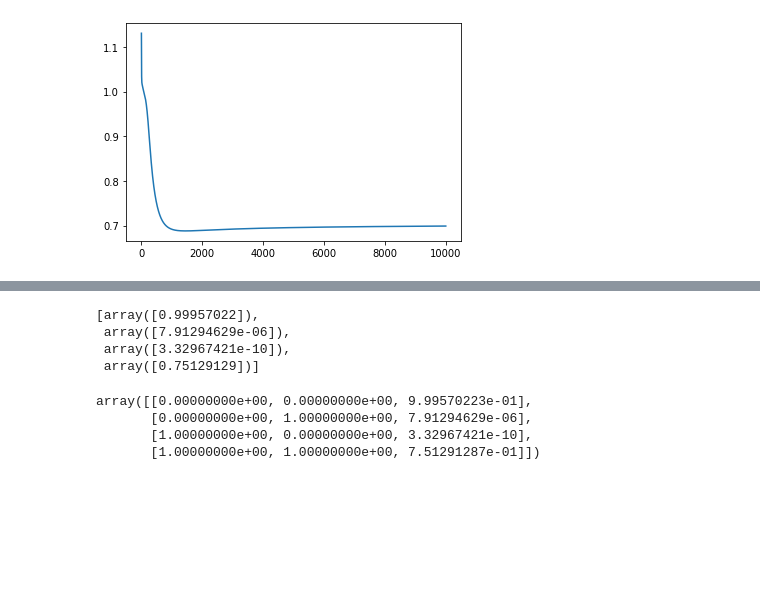
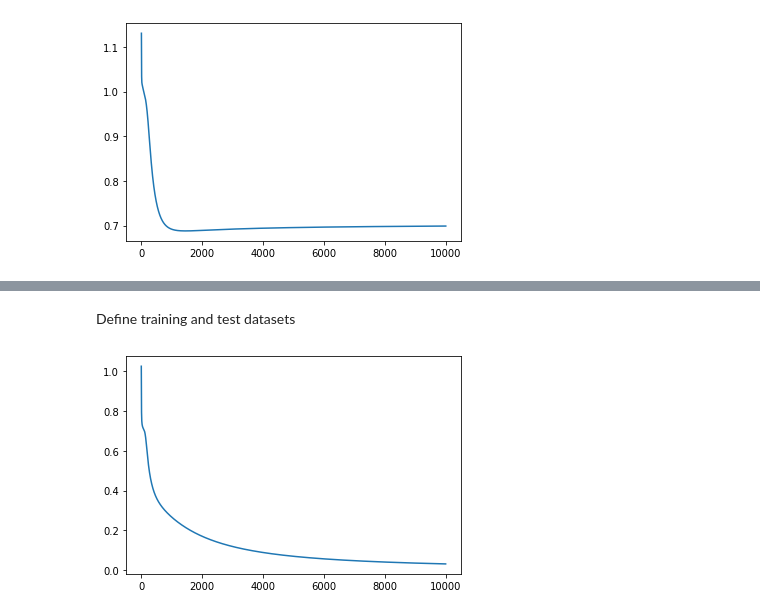
Before and after one commit to gluckt/complex_systems_lab1, a Jupyter notebook: Lab1.ipynb, the cells around one changed output, grey strips where cells are left out. Cells and saved outputs as stored; diff of their text form; code cells hidden in the pictures; blank space fills up the shorter version.

```diff
--- a/Lab1.ipynb
+++ b/Lab1.ipynb
@@ -401,15 +393,2 @@ Results of predictions
-# %%
-test_output
-# %% [output]
-[array([0.99957022]),
- array([7.91294629e-06]),
- array([3.32967421e-10]),
- array([0.75129129])]
-# %%
-results = np.hstack((X,np.array(test_output)))
-results
-# %% [output]
-array([[0.00000000e+00, 0.00000000e+00, 9.99570223e-01],
-       [0.00000000e+00, 1.00000000e+00, 7.91294629e-06],
-       [1.00000000e+00, 0.00000000e+00, 3.32967421e-10],
-       [1.00000000e+00, 1.00000000e+00, 7.51291287e-01]])
+# %% [markdown]
+Define training and test datasets
@@ -415,0 +407,4 @@ array([[0.00000000e+00, 0.00000000e+00, 9.99570223e-01],
+# %%
+plt.plot(loss_vals);
+# %% [output]
+[figure, added]
```
Also changed, not shown: parts of 23 cells of this notebook.
